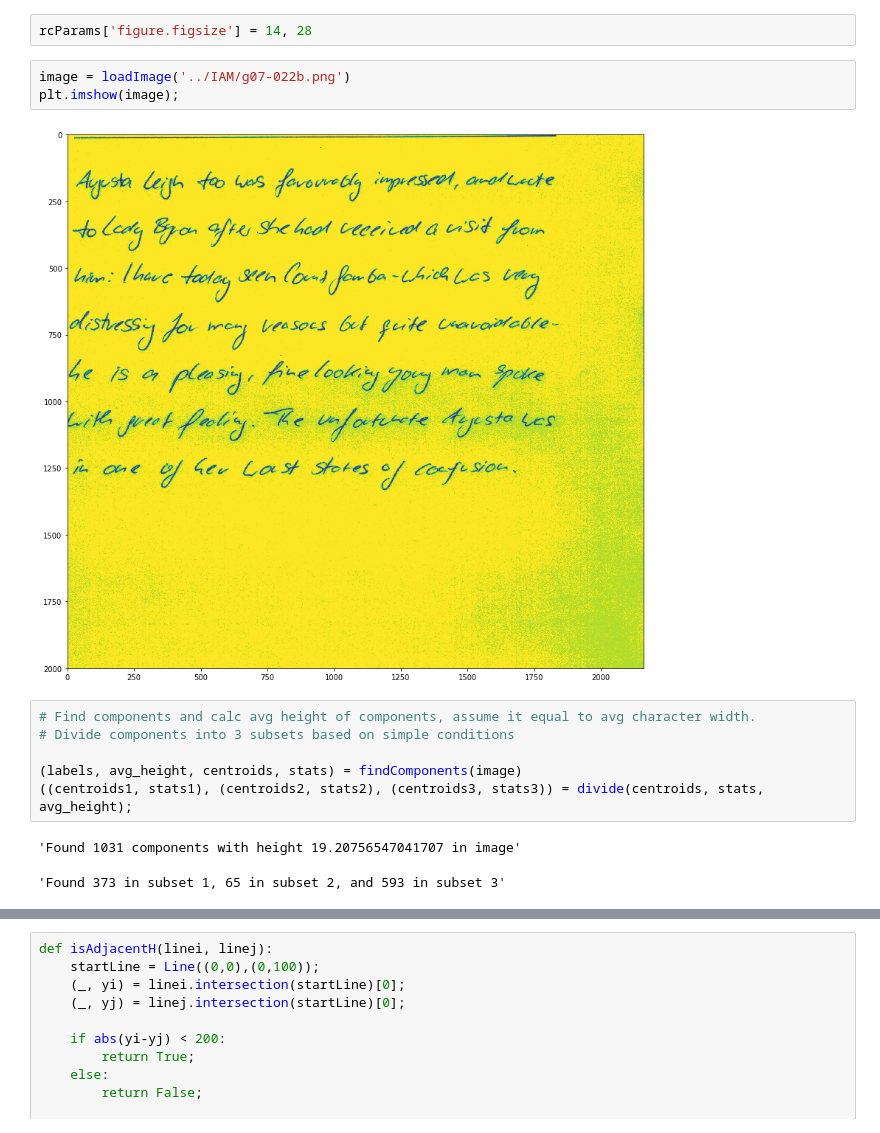
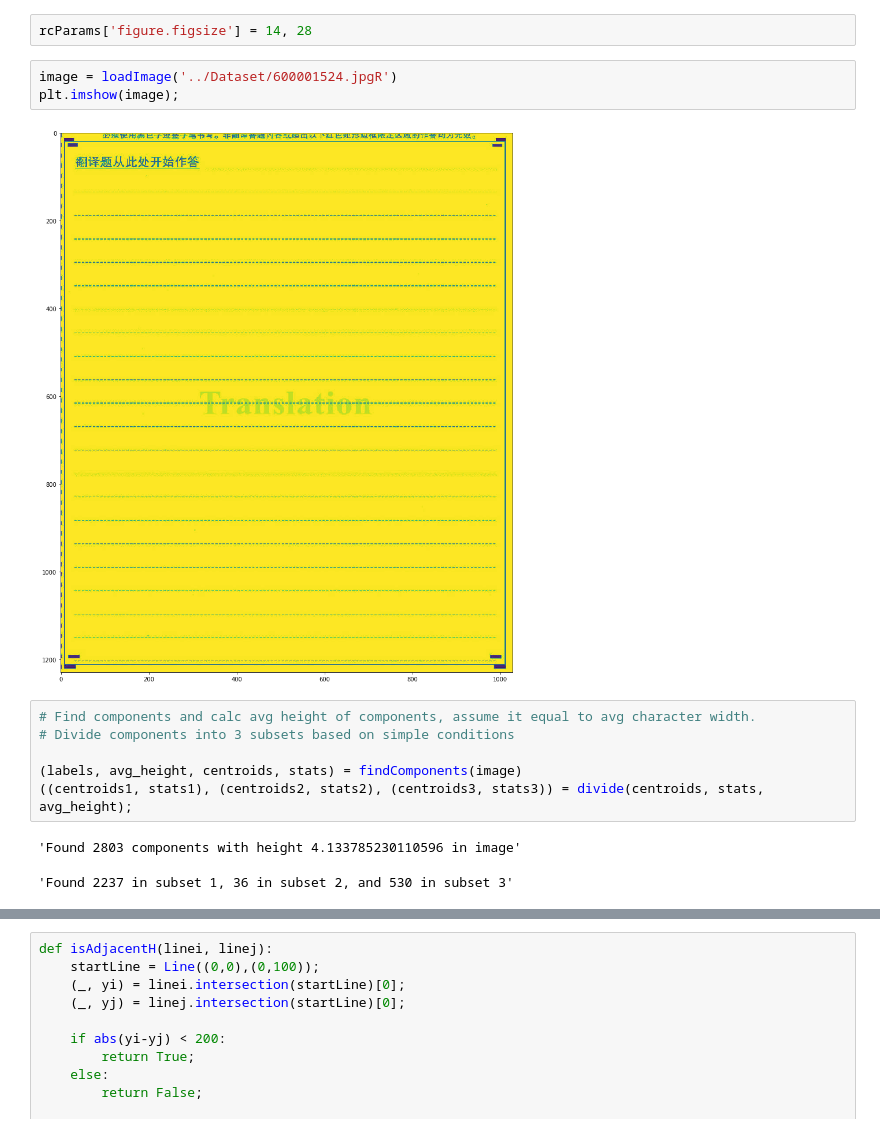
Before and after one commit to lcukerd/Louloudis, a Jupyter notebook: Implementation.ipynb, the cells around one changed output, grey strips where cells are left out. Drawn from its saved outputs; the diff is of its cells as text.

```diff
--- a/Implementation.ipynb
+++ b/Implementation.ipynb
@@ -18,10 +18,10 @@ from globalVar import *
 # %%
 rcParams['figure.figsize'] = 14, 28
 # %%
-image = loadImage('../IAM/g07-022b.png')
+image = loadImage('../Dataset/600001524.jpgR')
 plt.imshow(image);
 # %% [output]
-[figure, old version]
+[figure, new version]
 # %%
 # Find components and calc avg height of components, assume it equal to avg character width.
 # Divide components into 3 subsets based on simple conditions
@@ -29,8 +29,8 @@ plt.imshow(image);
 (labels, avg_height, centroids, stats) = findComponents(image)
 ((centroids1, stats1), (centroids2, stats2), (centroids3, stats3)) = divide(centroids, stats, avg_height);
 # %% [output]
-'Found 1031 components with height 19.20756547041707 in image'
+'Found 2803 components with height 4.133785230110596 in image'
-'Found 373 in subset 1, 65 in subset 2, and 593 in subset 3'
+'Found 2237 in subset 1, 36 in subset 2, and 530 in subset 3'
 # %%
 # Divide subset1 components into blocks of width aw and find their centroid.
 
```
Also changed, not shown: parts of 13 cells of this notebook, 2 other files.
